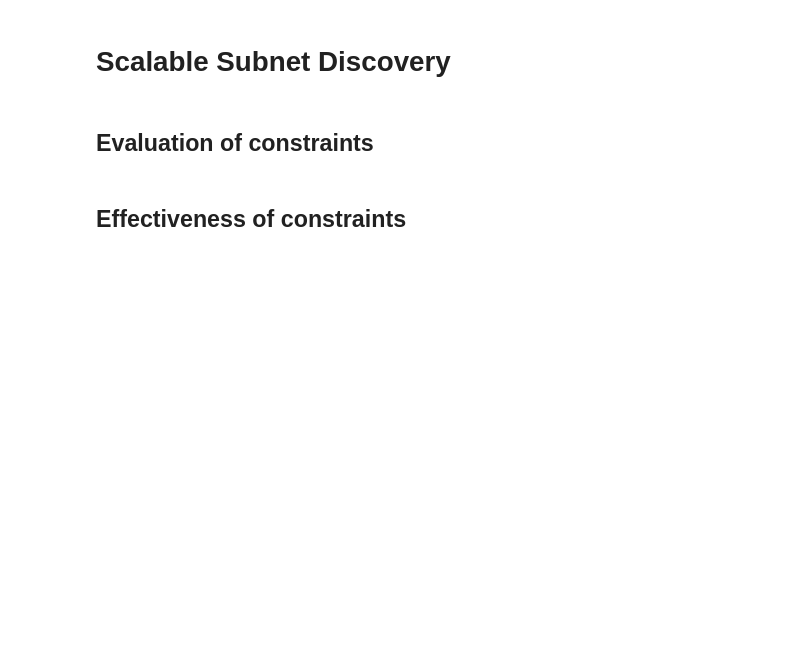
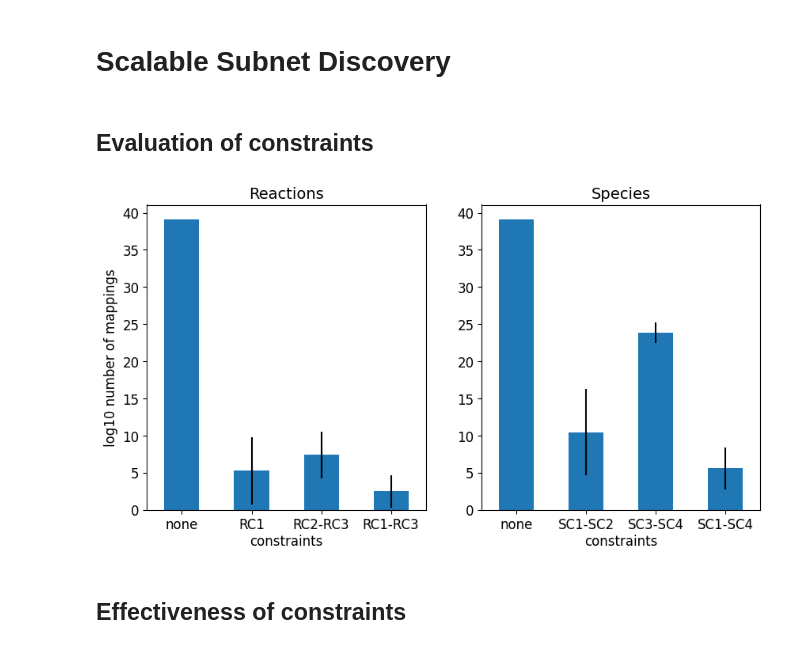
Before and after one commit to ModelEngineering/pySubnetSB, a Jupyter notebook: notebooks/plots_for_paper.ipynb, the cells around one changed output. Drawn from its saved outputs; the diff is of its cells as text; code cells hidden in the pictures; blank space fills up the shorter version.

```diff
--- a/notebooks/plots_for_paper.ipynb
+++ b/notebooks/plots_for_paper.ipynb
@@ -336,15 +336,18 @@ if PLOT_ALL:
 # %% [markdown]
 ## Evaluation of constraints
 # %%
-if PLOT_ALL:
+#if PLOT_ALL:
+if True:
     reference_size = 20
     target_size = 100
     fill_size = target_size - reference_size
     benchmark = Benchmark(reference_size, fill_size=fill_size, num_iteration=1000)
-    _ = benchmark.plotCompareConstraints(is_subnet=True, is_plot=False, font_size=18)
+    _ = benchmark.plotCompareConstraints(is_subnet=True, is_plot=False, font_size=12)
     path = os.path.join(cn.PLOT_DIR, "evaluate_constraints.pdf")
     plt.savefig(path)
     plt.show()
+# %% [output]
+[figure, added]
 # %% [markdown]
 ## Effectiveness of constraints
 # %%
```
Also changed, not shown: parts of 15 cells of this notebook, 10 other files.
